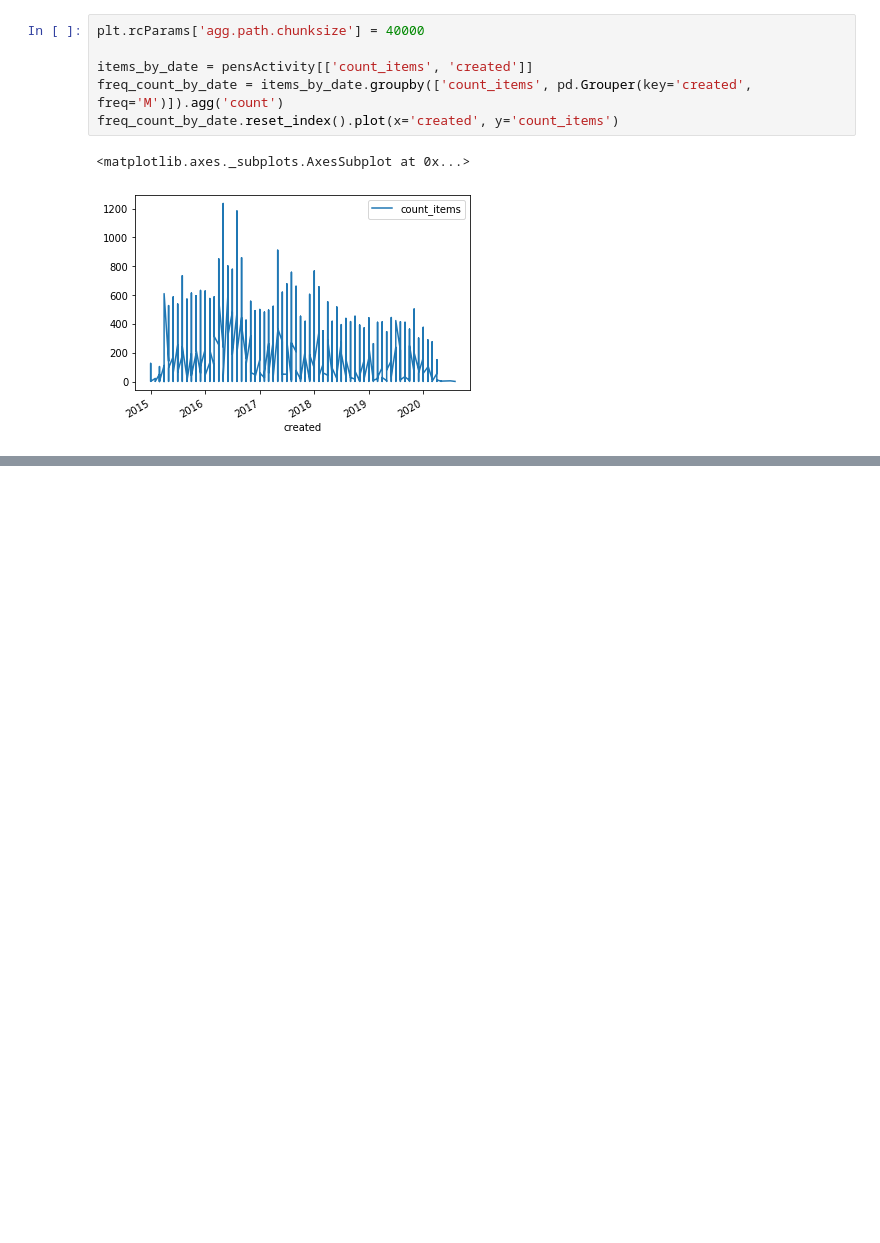
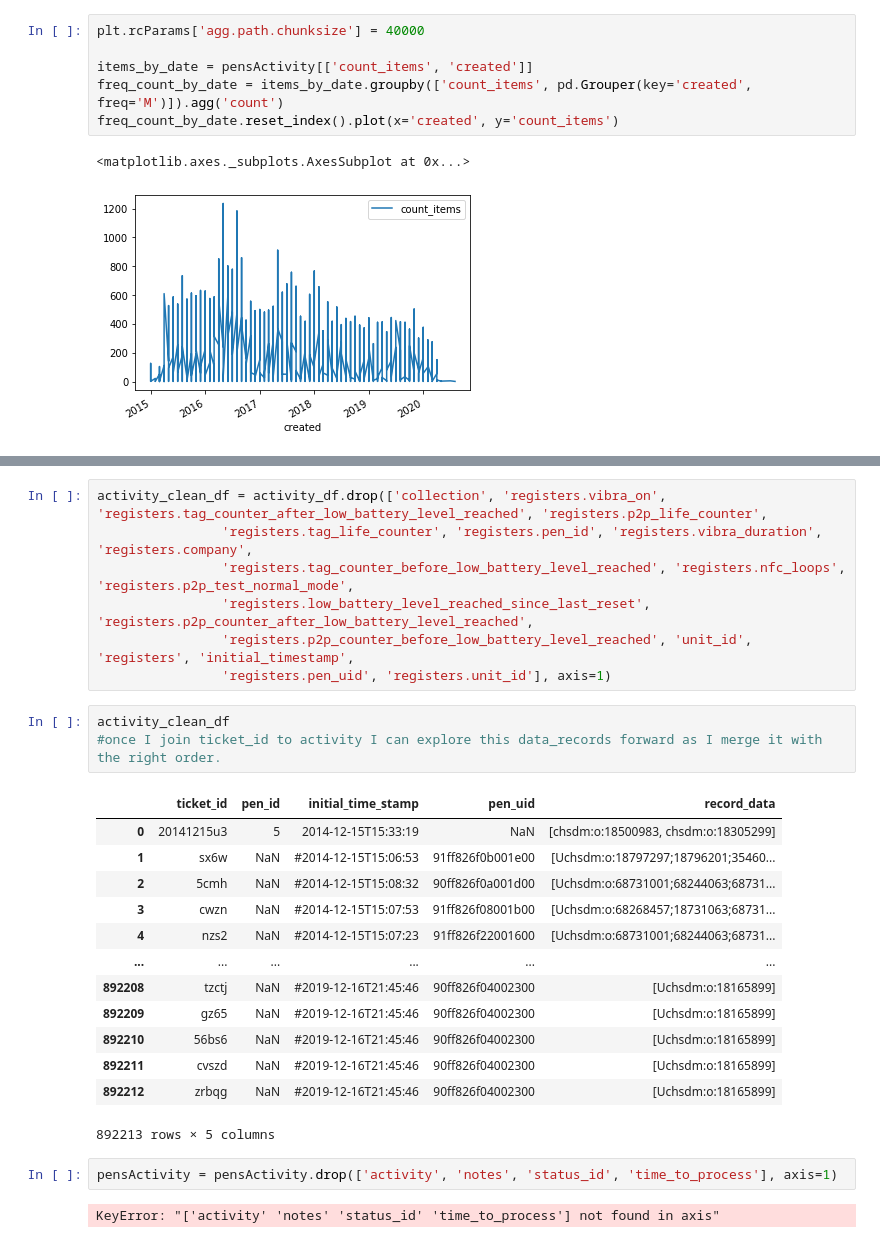
Before and after one commit to ShirinStar/Pen_Data_Dictionary, a Jupyter notebook: data/Pens Activity overview.ipynb, the cells around one changed output, grey strips where cells are left out. Cells and saved outputs as stored; diff of their text form; blank space fills up the shorter version.

```diff
--- a/data/Pens Activity overview.ipynb
+++ b/data/Pens Activity overview.ipynb
@@ -336,0 +543,28 @@ freq_count_by_date.reset_index().plot(x='created', y='count_items')
+# %%
+activity_clean_df = activity_df.drop(['collection', 'registers.vibra_on', 'registers.tag_counter_after_low_battery_level_reached', 'registers.p2p_life_counter',
+                'registers.tag_life_counter', 'registers.pen_id', 'registers.vibra_duration', 'registers.company',
+                'registers.tag_counter_before_low_battery_level_reached', 'registers.nfc_loops', 'registers.p2p_test_normal_mode',
+                'registers.low_battery_level_reached_since_last_reset', 'registers.p2p_counter_after_low_battery_level_reached',
+                'registers.p2p_counter_before_low_battery_level_reached', 'unit_id', 'registers', 'initial_timestamp',
+                'registers.pen_uid', 'registers.unit_id'], axis=1)
+# %%
+activity_clean_df
+#once I join ticket_id to activity I can explore this data_records forward as I merge it with the right order.
+# %% [output]
+|  | ticket_id | pen_id | initial_time_stamp | pen_uid | record_data |
+| 0 | 20141215u3 | 5 | 2014-12-15T15:33:19 | NaN | [chsdm:o:18500983, chsdm:o:18305299] |
+| 1 | sx6w | NaN | #2014-12-15T15:06:53 | 91ff826f0b001e00 | [Uchsdm:o:18797297;18796201;35460... |
+| 2 | 5cmh | NaN | #2014-12-15T15:08:32 | 90ff826f0a001d00 | [Uchsdm:o:68731001;68244063;68731... |
+| 3 | cwzn | NaN | #2014-12-15T15:07:53 | 91ff826f08001b00 | [Uchsdm:o:68268457;18731063;68731... |
+| 4 | nzs2 | NaN | #2014-12-15T15:07:23 | 91ff826f22001600 | [Uchsdm:o:68731001;68244063;68731... |
+| ... | ... | ... | ... | ... | ... |
+| 892208 | tzctj | NaN | #2019-12-16T21:45:46 | 90ff826f04002300 | [Uchsdm:o:18165899] |
+| 892209 | gz65 | NaN | #2019-12-16T21:45:46 | 90ff826f04002300 | [Uchsdm:o:18165899] |
+| 892210 | 56bs6 | NaN | #2019-12-16T21:45:46 | 90ff826f04002300 | [Uchsdm:o:18165899] |
+| 892211 | cvszd | NaN | #2019-12-16T21:45:46 | 90ff826f04002300 | [Uchsdm:o:18165899] |
+| 892212 | zrbqg | NaN | #2019-12-16T21:45:46 | 90ff826f04002300 | [Uchsdm:o:18165899] |
+892213 rows × 5 columns
+# %%
+pensActivity = pensActivity.drop(['activity', 'notes', 'status_id', 'time_to_process'], axis=1)
+# %% [output]
+KeyError: "['activity' 'notes' 'status_id' 'time_to_process'] not found in axis"
```
Also changed, not shown: parts of 23 cells of this notebook, 2 other files.
